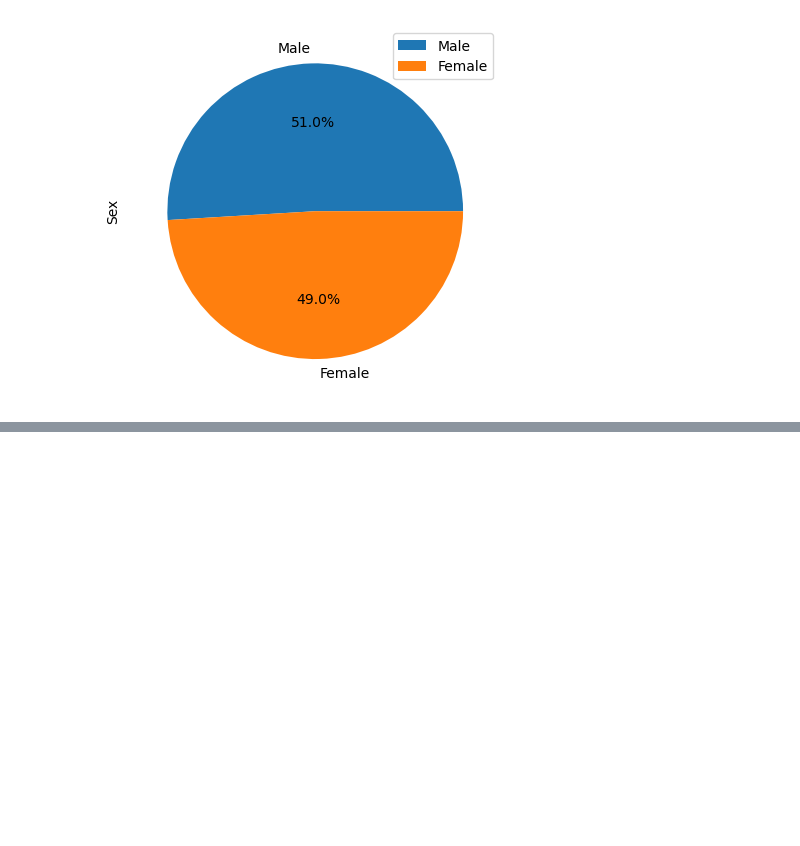
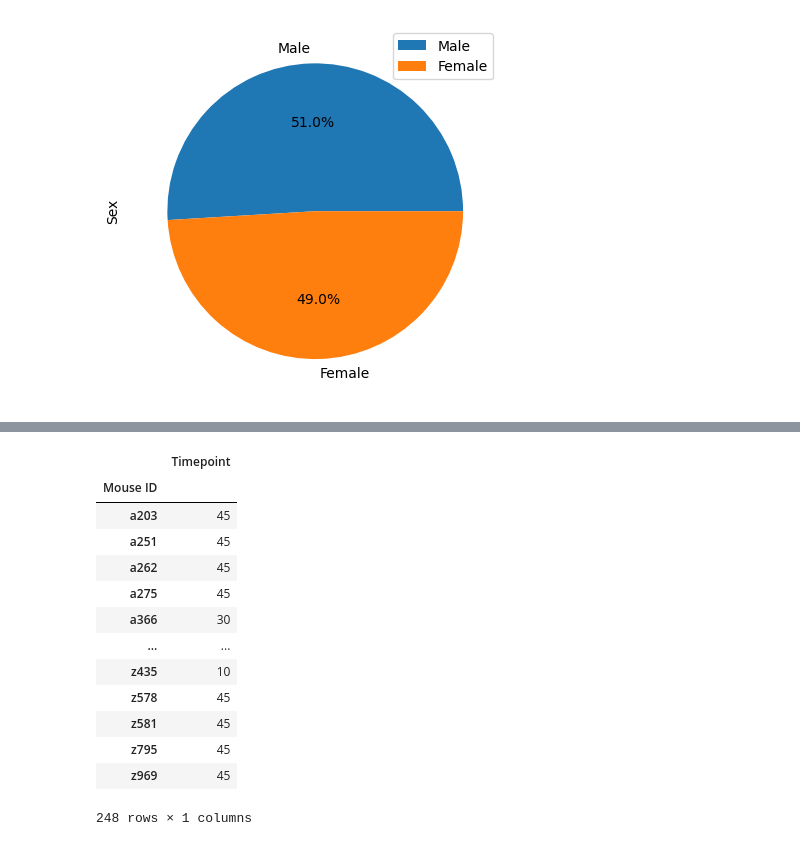
Before and after one commit to rbw9891/matplotlib_challenge, a Jupyter notebook: pymaceuticals_inc.ipynb, the cells around one changed output, grey strips where cells are left out. Drawn from its saved outputs; the diff is of its cells as text; code cells hidden in the pictures; blank space fills up the shorter version.

```diff
--- a/pymaceuticals_inc.ipynb
+++ b/pymaceuticals_inc.ipynb
@@ -262,0 +272,20 @@ plt.show()
+# %%
+# get the last timeframe for each mouse
+
+greatest_df = pd.DataFrame(cleaned_df.groupby("Mouse ID").max()["Timepoint"])
+greatest_df
+# %% [output]
+|  | Timepoint |
+| Mouse ID |  |
+| a203 | 45 |
+| a251 | 45 |
+| a262 | 45 |
+| a275 | 45 |
+| a366 | 30 |
+| ... | ... |
+| z435 | 10 |
+| z578 | 45 |
+| z581 | 45 |
+| z795 | 45 |
+| z969 | 45 |
+248 rows × 1 columns
```
Also changed, not shown: parts of 3 cells of this notebook.
